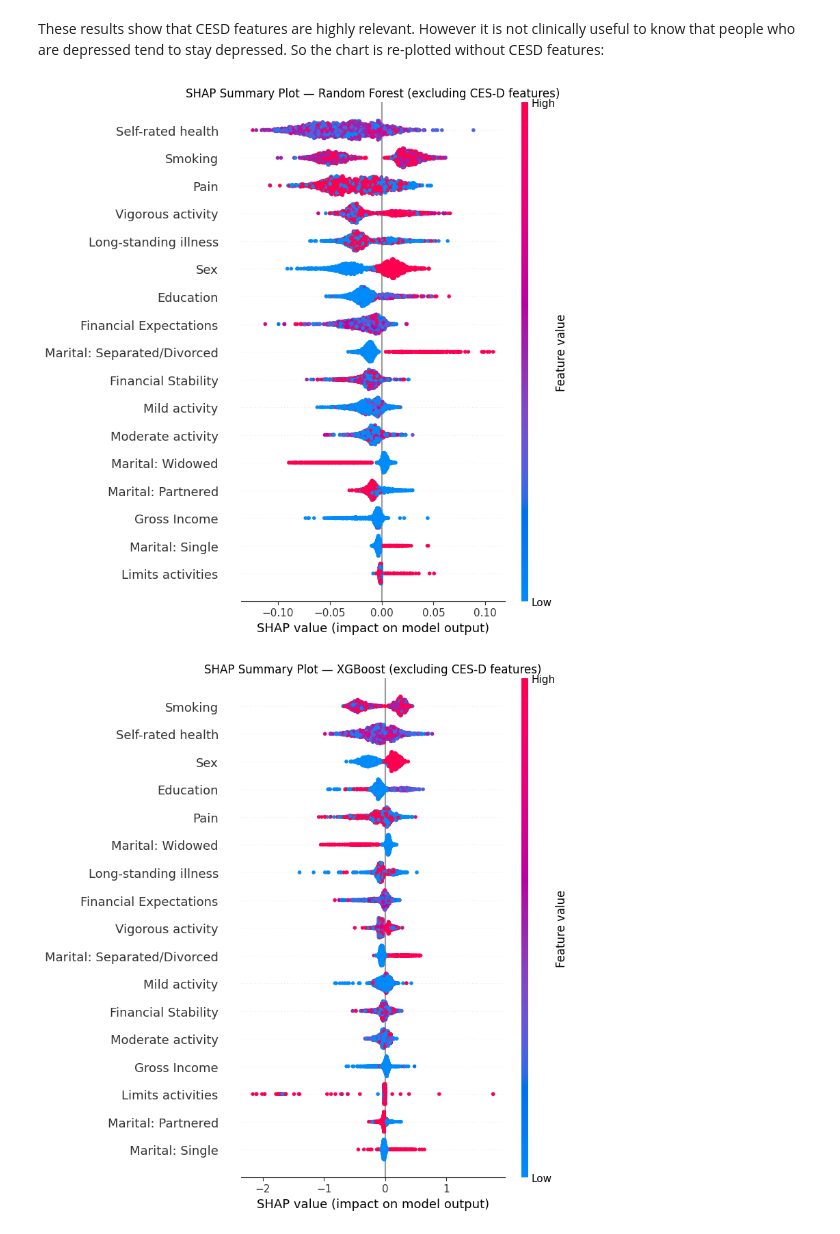
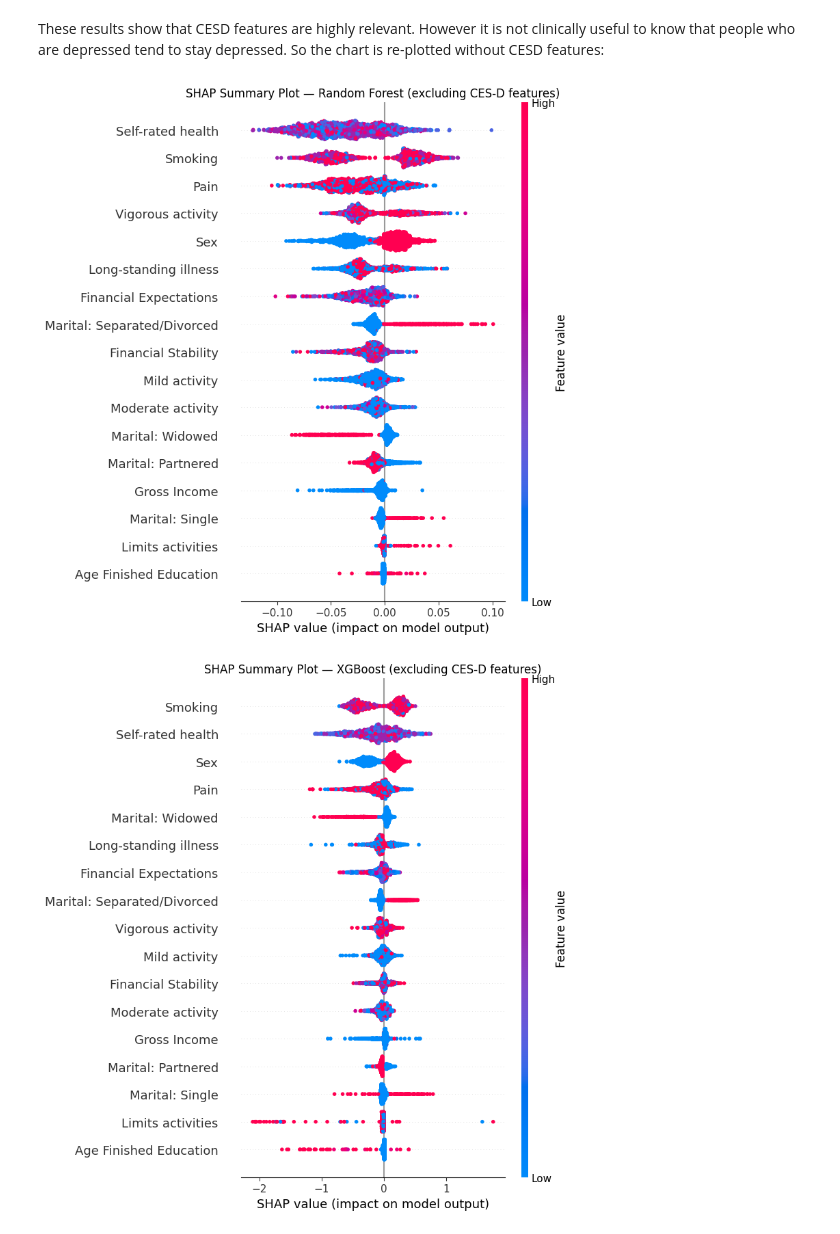
Before and after one commit to li00140/ELSA-Depression-Classification, a Jupyter notebook: EEEM069/elsa_depression_with_SHAP_&_CESD-FINAL.ipynb, the cells around one changed output. Saved outputs shown, nothing was run; the diff lists cells and outputs as text; code cells hidden in the pictures.

```diff
--- a/EEEM069/elsa_depression_with_SHAP_&_CESD-FINAL.ipynb
+++ b/EEEM069/elsa_depression_with_SHAP_&_CESD-FINAL.ipynb
@@ -53,8 +53,8 @@ Libraries loaded successfully.
 # %% [markdown]
 ## Cell 2 — Load the Data
 # %%
-w6 = pd.read_stata('./ELSA_Dataset/ELSA_Raw/wave_6_elsa_data_v2.dta', convert_categoricals=False)
-w7 = pd.read_stata('./ELSA_Dataset/ELSA_Raw/wave_7_elsa_data.dta', convert_categoricals=False)
+w6 = pd.read_stata('./ELSA_Dataset/wave_6_elsa_data_v2.dta', convert_categoricals=False)
+w7 = pd.read_stata('./ELSA_Dataset/wave_7_elsa_data.dta', convert_categoricals=False)
 
 print(f'Wave 6: {w6.shape[0]:,} participants, {w6.shape[1]} columns')
 print(f'Wave 7: {w7.shape[0]:,} participants, {w7.shape[1]} columns')
@@ -179,7 +179,7 @@ FEATURE_COLS = [
     # Sociodemographic
     'DiSex',
     'marital_Partnered', 'marital_Single', 'marital_SepDivorced', 'marital_Widowed',
-    'DiMaedu',
+    'FqEnd',
     'ExRSLF',
     'Iafcon',
     'WpWlyy',
@@ -210,7 +210,7 @@ for col in ['Hehelf', 'HePain', 'ExRSLF', 'Iafcon']:
     w6_features[col] = w6_features[col].replace([-1] + TRUE_MISSING, float('nan'))
 
 # Variables where only -8/-9 are missing
-for col in ['DiSex', 'DiMaedu', 'Heill', 'HeActa', 'HeActb', 'HeActc', 'WpWlyy']:
+for col in ['DiSex', 'FqEnd', 'Heill', 'HeActa', 'HeActb', 'HeActc', 'WpWlyy']:
     w6_features[col] = w6_features[col].replace(TRUE_MISSING, float('nan'))
 
 # Helim: -1 = not applicable because no illness → treat as 2 (not limited)
@@ -819,7 +819,7 @@ These results show that CESD features are highly relevant. However it is not cli
 FEATURE_COLS_EXC_CESD = [
     'DiSex',
     'marital_Partnered', 'marital_Single', 'marital_SepDivorced', 'marital_Widowed',
-    'DiMaedu',
+    'FqEnd',
     'Hehelf', 'Heill', 'Helim', 'HePain', 'HeSmk',
     'HeActa', 'HeActb', 'HeActc', 'ExRSLF', 'Iafcon', 'WpWlyy'
 ]
@@ -830,7 +830,7 @@ readable_names_exc_cesd = {
     'marital_Single':     'Marital: Single',
     'marital_SepDivorced':'Marital: Separated/Divorced',
     'marital_Widowed':    'Marital: Widowed',
-    'DiMaedu':            'Education',
+    'FqEnd':              'Age Finished Education',
     'Hehelf':             'Self-rated health',
     'Heill':              'Long-standing illness',
     'Helim':              'Limits activities',
@@ -882,32 +882,32 @@ shap.summary_plot(
     xgb_shap_values[:, non_cesd_idx],
     X_test_imp_xgb[FEATURE_COLS_EXC_CESD],
     show=False,
     feature_names=feature_labels_exc_cesd
 )
 plt.title('SHAP Summary Plot — XGBoost (excluding CES-D features)')
 plt.tight_layout()
 plt.savefig('xgb_shap_summary_excluding_CESD.png', dpi=150, bbox_inches='tight')
 plt.show()
 
 # ----- LightGBM -----
 X_test_imp_lgbm = pd.DataFrame(
     lgbm_pipeline.named_steps['imputer'].transform(X_test),
     columns=FEATURE_COLS
 )
 
 lgbm_explainer = shap.TreeExplainer(lgbm_pipeline.named_steps['model'])
 lgbm_shap_values = lgbm_explainer.shap_values(X_test_imp_lgbm)
 
 shap.summary_plot(
     lgbm_shap_values[:, non_cesd_idx],
     X_test_imp_lgbm[FEATURE_COLS_EXC_CESD],
     show=False,
     feature_names=feature_labels_exc_cesd
 )
 plt.title('SHAP Summary Plot — LightGBM (excluding CES-D features)')
 plt.tight_layout()
 plt.savefig('lgbm_shap_summary_excluding_CESD.png', dpi=150, bbox_inches='tight')
 plt.show()
 # %% [output]
-[figure, old version]
+[figure, new version]
-[figure, old version]
+[figure, new version]
```
Also changed, not shown: parts of 12 cells of this notebook.
